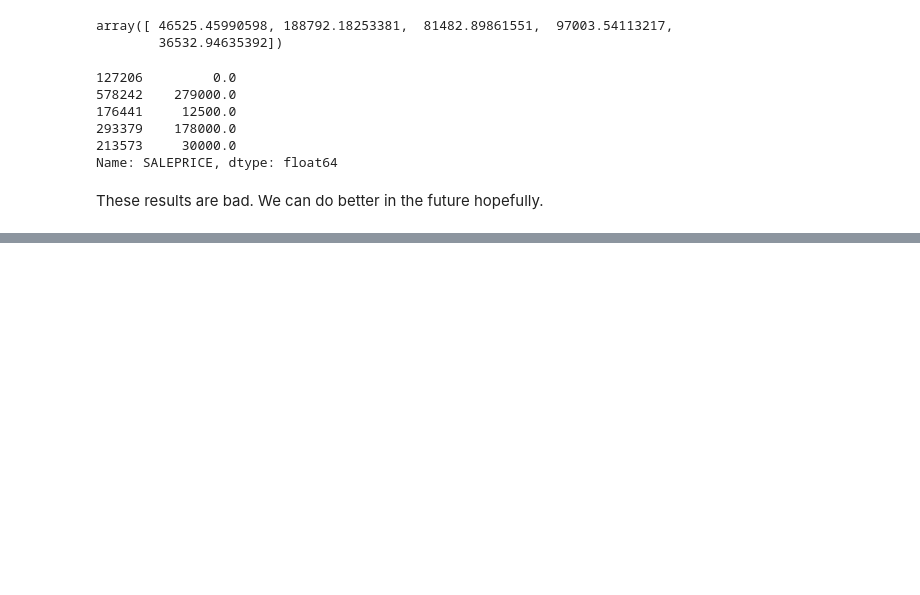
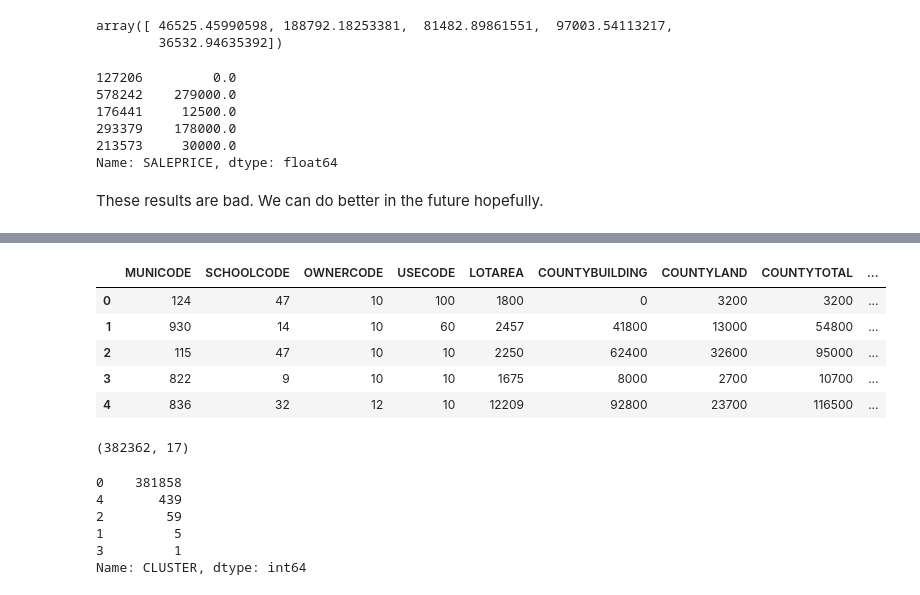
Before and after one commit to wonch002/Home-Value-Prediction, a Jupyter notebook: notebooks/allegheny_county_property_assessments_eda.ipynb, the cells around one changed output, grey strips where cells are left out. Drawn from its saved outputs; the diff is of its cells as text; code cells hidden in the pictures; blank space fills up the shorter version.

```diff
--- a/notebooks/allegheny_county_property_assessments_eda.ipynb
+++ b/notebooks/allegheny_county_property_assessments_eda.ipynb
@@ -371,0 +423,22 @@ These results are bad. We can do better in the future hopefully.
+# %%
+results.head()
+# %% [output]
+|  | MUNICODE | SCHOOLCODE | OWNERCODE | USECODE | LOTAREA | COUNTYBUILDING | COUNTYLAND | COUNTYTOTAL | ... |
+| 0 | 124 | 47 | 10 | 100 | 1800 | 0 | 3200 | 3200 | ... |
+| 1 | 930 | 14 | 10 | 60 | 2457 | 41800 | 13000 | 54800 | ... |
+| 2 | 115 | 47 | 10 | 10 | 2250 | 62400 | 32600 | 95000 | ... |
+| 3 | 822 | 9 | 10 | 10 | 1675 | 8000 | 2700 | 10700 | ... |
+| 4 | 836 | 32 | 12 | 10 | 12209 | 92800 | 23700 | 116500 | ... |
+# %%
+results.shape
+# %% [output]
+(382362, 17)
+# %%
+results['CLUSTER'].value_counts()
+# %% [output]
+0    381858
+4       439
+2        59
+1         5
+3         1
+Name: CLUSTER, dtype: int64
```
Also changed, not shown: parts of 14 cells of this notebook.
